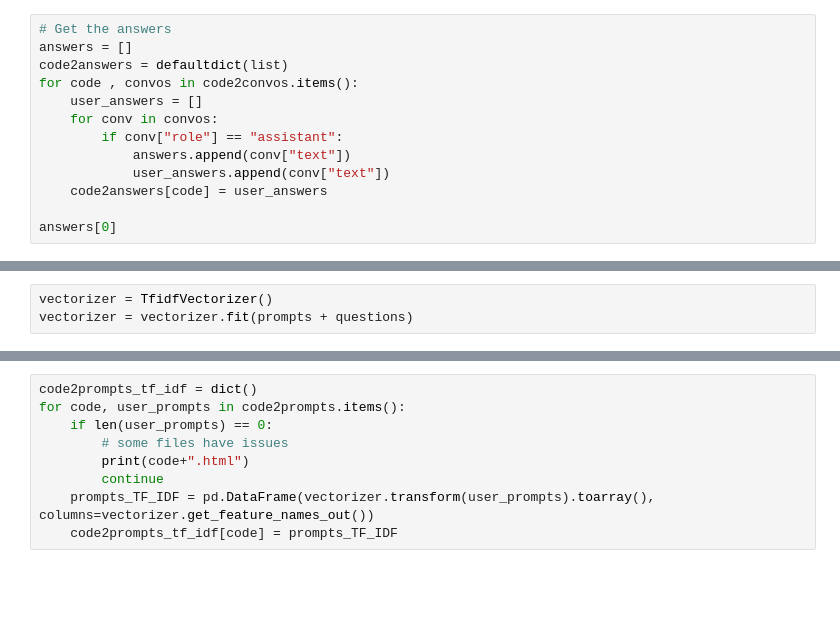
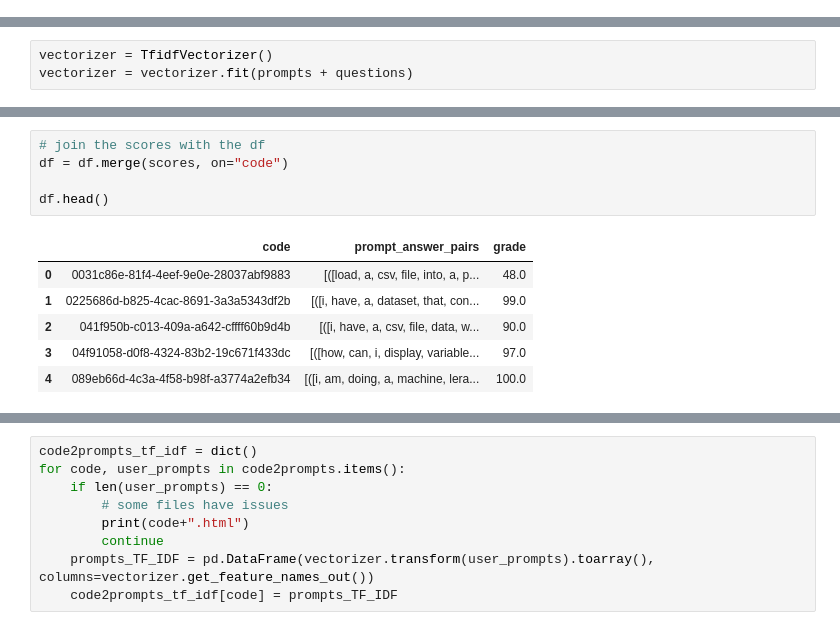
Before and after one commit to aydinaydemir/sabanciUniv-cs412-hw-score-prediction-term-project, a Jupyter notebook: hw_score_predict.ipynb, the cells around one changed output, grey strips where cells are left out. Saved outputs shown, nothing was run; the diff lists cells and outputs as text; blank space fills up the shorter version.

```diff
--- a/hw_score_predict.ipynb
+++ b/hw_score_predict.ipynb
@@ -100,13 +101,0 @@ prompts[0]
-# %%
-# Get the answers
-answers = []
-code2answers = defaultdict(list)
-for code , convos in code2convos.items():
-    user_answers = []
-    for conv in convos:
-        if conv["role"] == "assistant":
-            answers.append(conv["text"])
-            user_answers.append(conv["text"])
-    code2answers[code] = user_answers
-
-answers[0]
@@ -196,0 +255,12 @@ questions_TF_IDF.head()
+# %%
+# join the scores with the df
+df = df.merge(scores, on="code")
+
+df.head()
+# %% [output]
+|  | code | prompt_answer_pairs | grade |
+| 0 | 0031c86e-81f4-4eef-9e0e-28037abf9883 | [([load, a, csv, file, into, a, p... | 48.0 |
+| 1 | 0225686d-b825-4cac-8691-3a3a5343df2b | [([i, have, a, dataset, that, con... | 99.0 |
+| 2 | 041f950b-c013-409a-a642-cffff60b9d4b | [([i, have, a, csv, file, data, w... | 90.0 |
+| 3 | 04f91058-d0f8-4324-83b2-19c671f433dc | [([how, can, i, display, variable... | 97.0 |
+| 4 | 089eb66d-4c3a-4f58-b98f-a3774a2efb34 | [([i, am, doing, a, machine, lera... | 100.0 |
```
Also changed, not shown: parts of 17 cells of this notebook, 3 other files.
